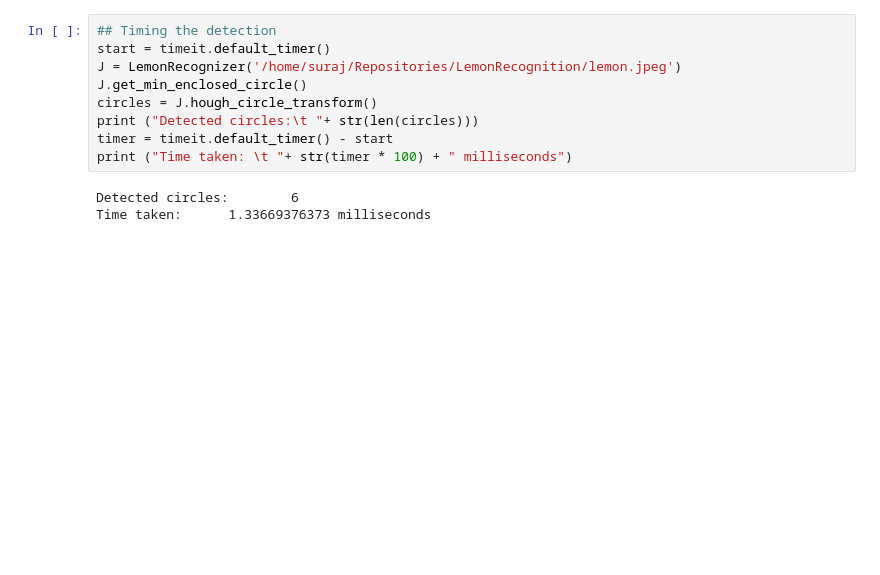
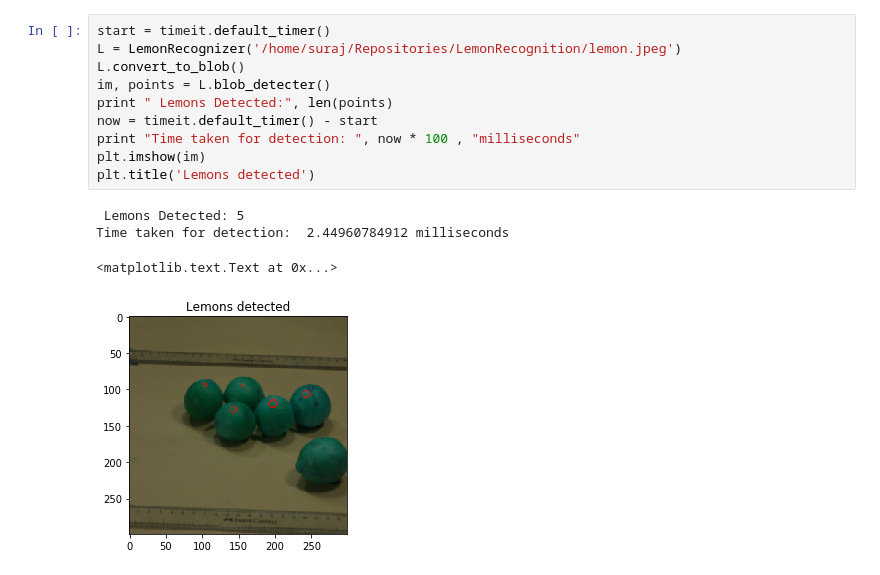
Before and after one commit to surajpaib/OpenCV, a Jupyter notebook: lemonrecog.ipynb, the cells around one changed output. Drawn from its saved outputs; the diff is of its cells as text; blank space fills up the shorter version.

Commit message:
added crowded field detection

```diff
--- a/lemonrecog.ipynb
+++ b/lemonrecog.ipynb
@@ -41,12 +61,15 @@ The total number of lemons in the image is  6
 # %%
-## Timing the detection
 start = timeit.default_timer()
-J = LemonRecognizer('/home/suraj/Repositories/LemonRecognition/lemon.jpeg')
-J.get_min_enclosed_circle()
-circles = J.hough_circle_transform()
-print ("Detected circles:\t "+ str(len(circles)))
-timer = timeit.default_timer() - start
-print ("Time taken: \t "+ str(timer * 100) + " milliseconds")
+L = LemonRecognizer('/home/suraj/Repositories/LemonRecognition/lemon.jpeg')
+L.convert_to_blob()
+im, points = L.blob_detecter()
+print " Lemons Detected:", len(points)
+now = timeit.default_timer() - start
+print "Time taken for detection: ", now * 100 , "milliseconds"
+plt.imshow(im)
+plt.title('Lemons detected')
 # %% [output]
-Detected circles:        6
-Time taken:      1.33669376373 milliseconds
+ Lemons Detected: 5
+Time taken for detection:  2.44960784912 milliseconds
+<matplotlib.text.Text at 0x...>
+[figure, added]
```
Also changed, not shown: parts of 8 cells of this notebook, 6 other files.
